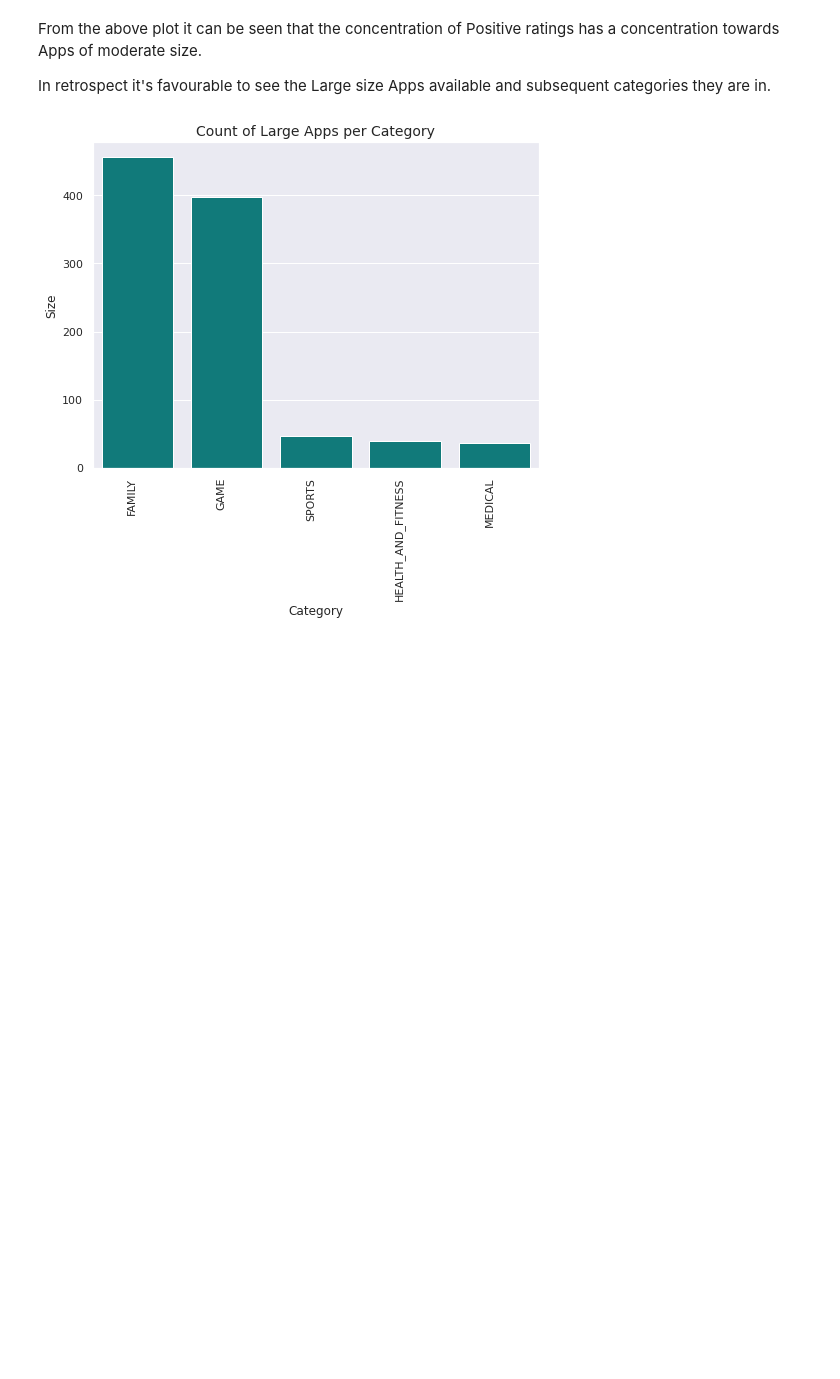
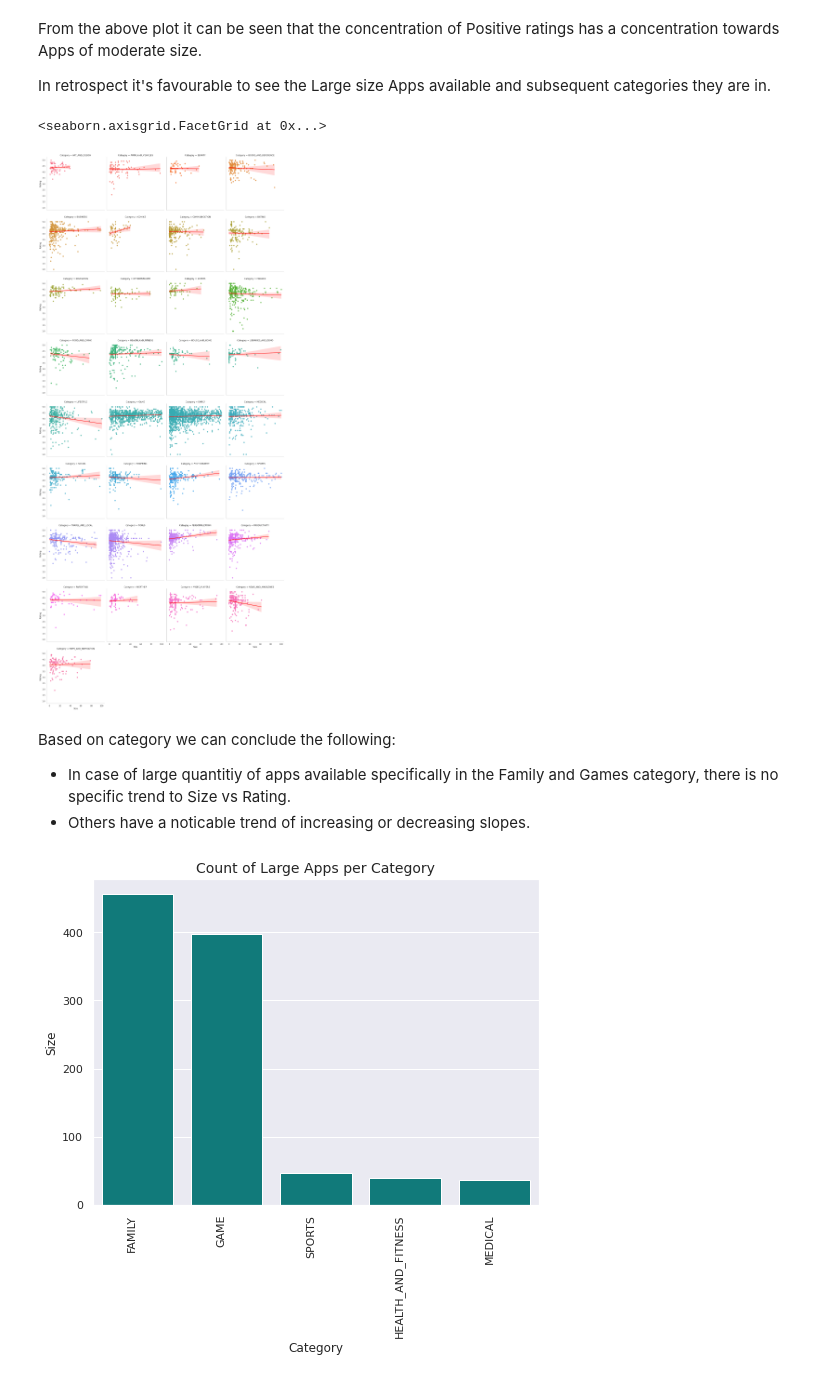
Before and after one commit to Avik-G/EDA-Play-Store-Review-Analysis-, a Jupyter notebook: EDA_Project_Google_Play_Store_Review_Data_Avik.ipynb, the cells around one changed output. Cells and saved outputs as stored; diff of their text form; code cells hidden in the pictures; blank space fills up the shorter version.

```diff
--- a/EDA_Project_Google_Play_Store_Review_Data_Avik.ipynb
+++ b/EDA_Project_Google_Play_Store_Review_Data_Avik.ipynb
@@ -539,3 +608,6 @@ playstoreinfo()
 | Last Updated | object | 9648 | 0 | 0.0 | 1376 |
 | Current Ver | object | 9648 | 0 | 0.0 | 2817 |
 | Android Ver | object | 9648 | 0 | 0.0 | 33 |
+# %%
+# Converting Last Update to DateTime Format
+PS_df["Last Update"]=pd.to_datetime(PS_df['Last Updated'])
@@ -621,4 +723,15 @@ Text(0.5, 1.02, 'Rating vs Size of Apps')
 From the above plot it can be seen that the concentration of Positive ratings has a concentration towards Apps of moderate size.
 
 In retrospect it's favourable to see the Large size Apps available and subsequent categories they are in.
+# %%
+# Size vs Rating for each Category
+sns.set_style("whitegrid", {'axes.grid' : False})
+sns.lmplot(y='Rating',x='Size',data=PS_df,col="Category", hue="Category",col_wrap=4,line_kws={'color': 'red'})
+# %% [output]
+<seaborn.axisgrid.FacetGrid at 0x...>
+[figure, added]
+# %% [markdown]
+Based on category we can conclude the following:
+- In case of large quantitiy of apps available specifically in the Family and Games category, there is no specific trend to Size vs Rating.
+- Others have a noticable trend of increasing or decreasing slopes.
 # %%
```
Also changed, not shown: parts of 28 cells of this notebook.
